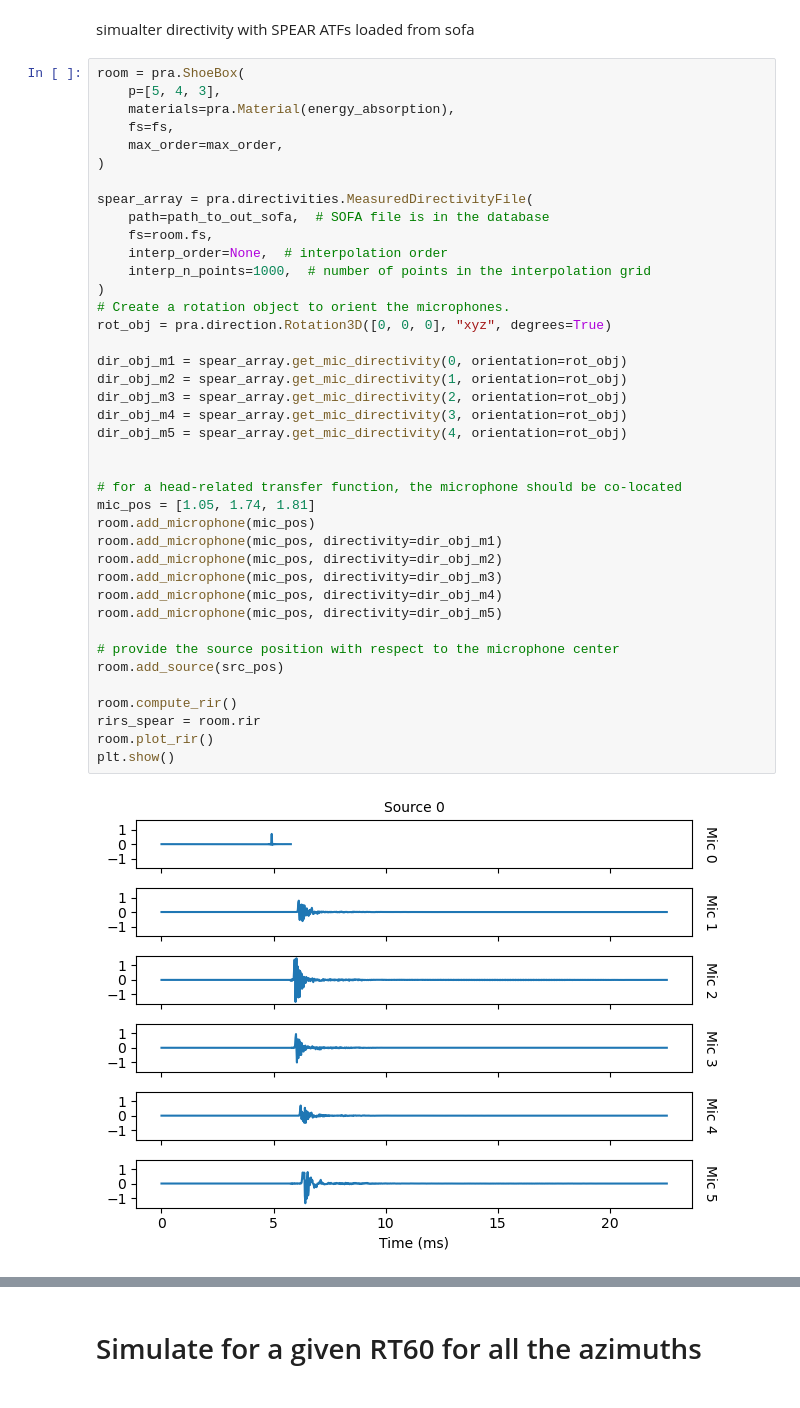
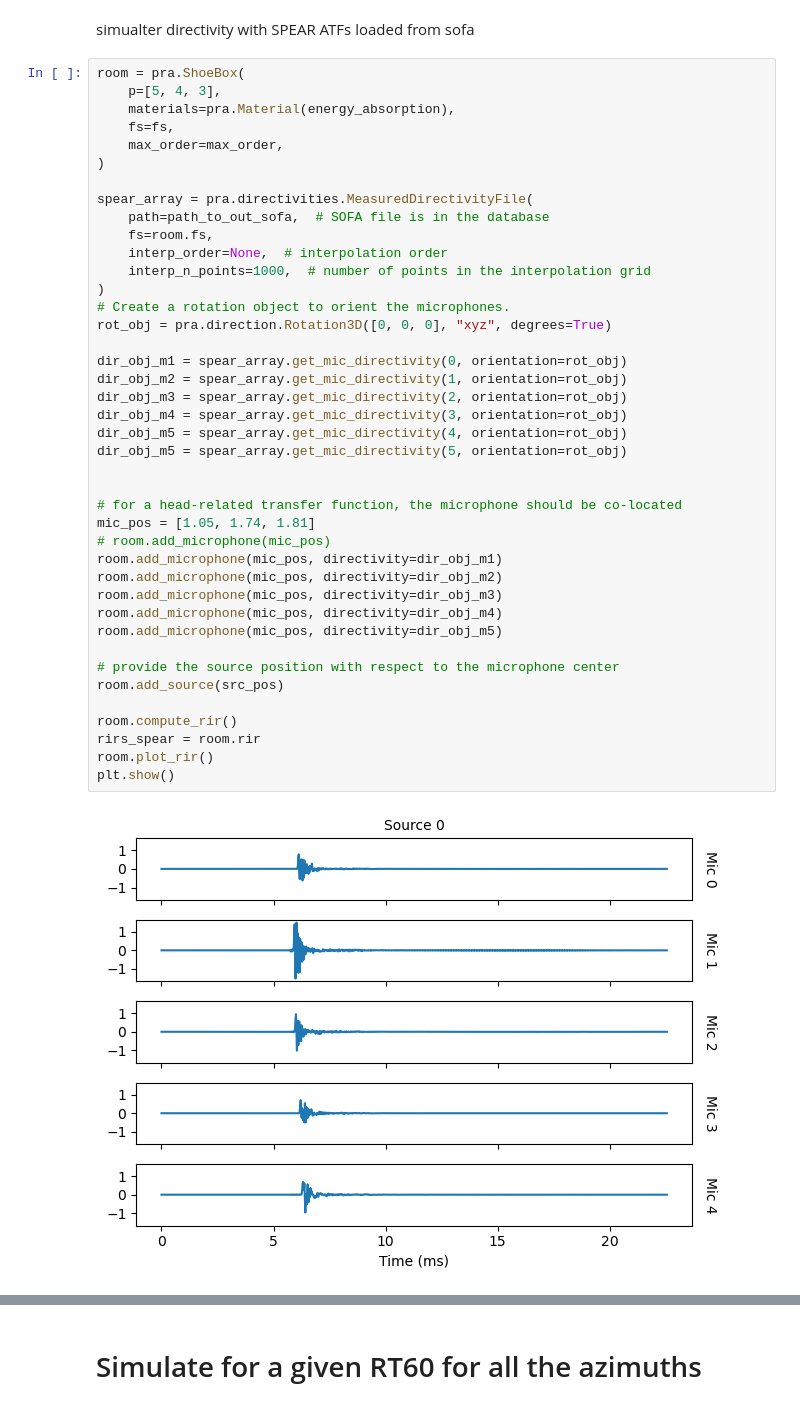
Before and after one commit to Chutlhu/shamans, a Jupyter notebook: shamans/spear_atf_to_pra_dir.ipynb, the cells around one changed output, grey strips where cells are left out. Drawn from its saved outputs; the diff is of its cells as text.

```diff
--- a/shamans/spear_atf_to_pra_dir.ipynb
+++ b/shamans/spear_atf_to_pra_dir.ipynb
@@ -299,35 +297,36 @@ spear_array = pra.directivities.MeasuredDirectivityFile(
     fs=room.fs,
     interp_order=None,  # interpolation order
     interp_n_points=1000,  # number of points in the interpolation grid
 )
 # Create a rotation object to orient the microphones.
 rot_obj = pra.direction.Rotation3D([0, 0, 0], "xyz", degrees=True)
 
 dir_obj_m1 = spear_array.get_mic_directivity(0, orientation=rot_obj)
 dir_obj_m2 = spear_array.get_mic_directivity(1, orientation=rot_obj)
 dir_obj_m3 = spear_array.get_mic_directivity(2, orientation=rot_obj)
 dir_obj_m4 = spear_array.get_mic_directivity(3, orientation=rot_obj)
 dir_obj_m5 = spear_array.get_mic_directivity(4, orientation=rot_obj)
+dir_obj_m5 = spear_array.get_mic_directivity(5, orientation=rot_obj)
 
 
 # for a head-related transfer function, the microphone should be co-located
 mic_pos = [1.05, 1.74, 1.81]
-room.add_microphone(mic_pos)
+# room.add_microphone(mic_pos)
 room.add_microphone(mic_pos, directivity=dir_obj_m1)
 room.add_microphone(mic_pos, directivity=dir_obj_m2)
 room.add_microphone(mic_pos, directivity=dir_obj_m3)
 room.add_microphone(mic_pos, directivity=dir_obj_m4)
 room.add_microphone(mic_pos, directivity=dir_obj_m5)
 
 # provide the source position with respect to the microphone center
 room.add_source(src_pos)
 
 room.compute_rir()
 rirs_spear = room.rir
 room.plot_rir()
 plt.show()
 # %% [output]
-[figure, old version]
+[figure, new version]
 # %%
 idx_az0_el0 = np.where((dirs_atf_ref[:,1] == 0) & (dirs_atf_ref[:,0] == np.pi/2))[0][0]
 print(idx_az0_el0)
```
Also changed, not shown: parts of 6 cells of this notebook, 5 other files.
